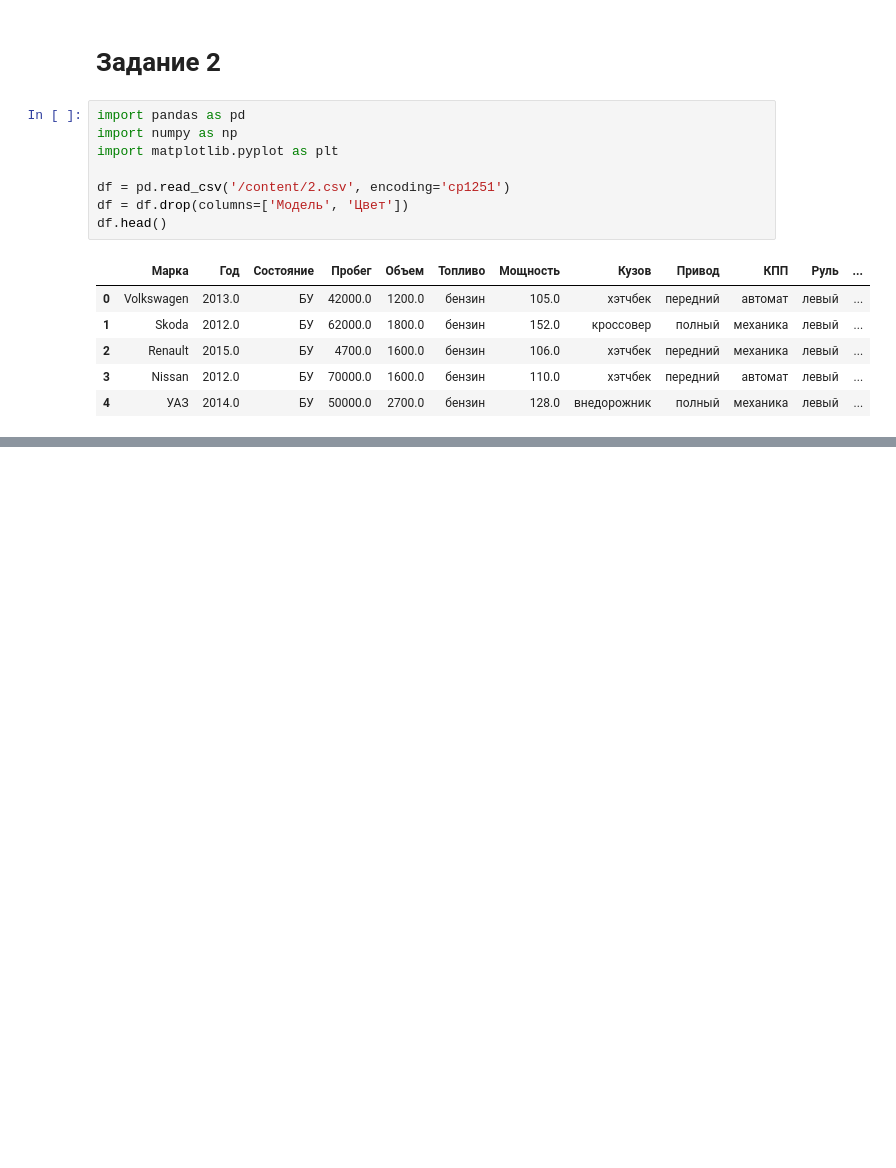
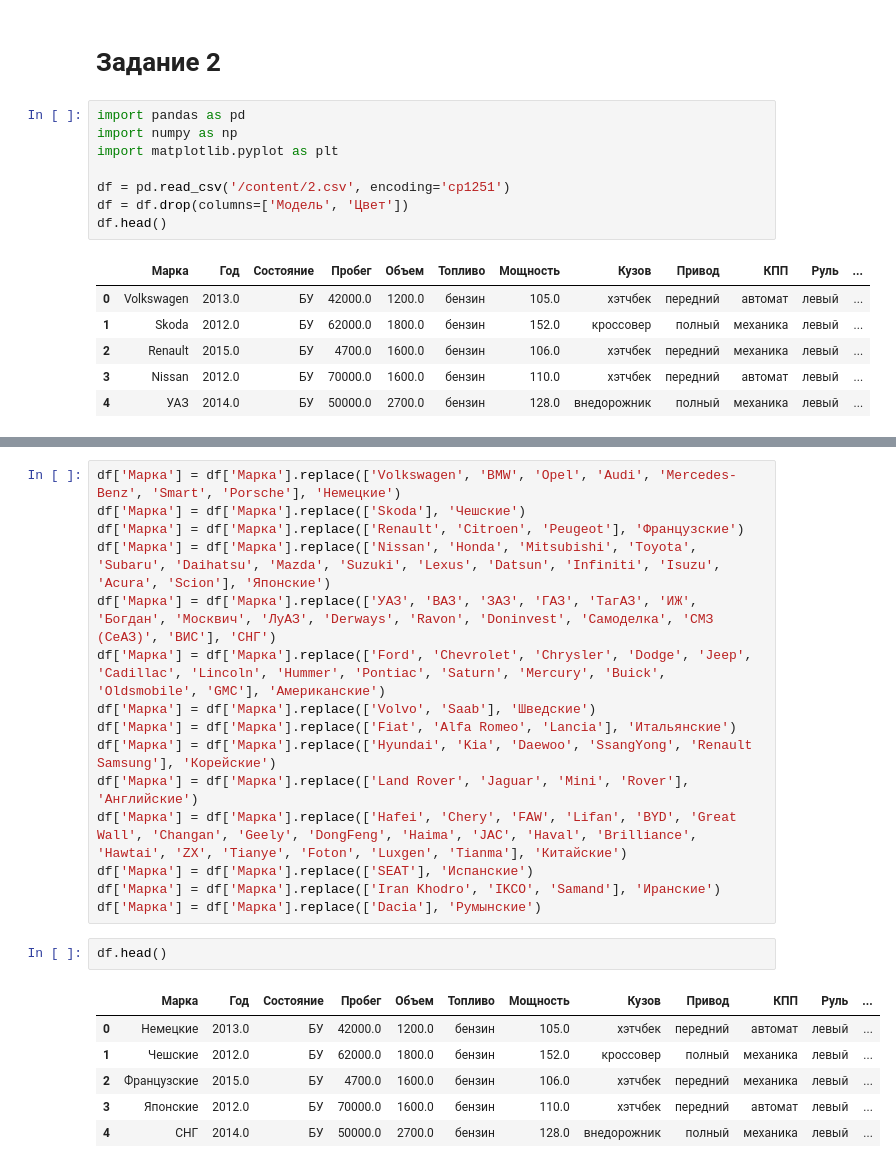
Before and after one commit to BossOfTheCode/ml, a Jupyter notebook: cluster.ipynb, the cells around one changed output, grey strips where cells are left out. Saved outputs shown, nothing was run; the diff lists cells and outputs as text; blank space fills up the shorter version.

```diff
--- a/cluster.ipynb
+++ b/cluster.ipynb
@@ -82,0 +183,24 @@ df.head()
+# %%
+df['Марка'] = df['Марка'].replace(['Volkswagen', 'BMW', 'Opel', 'Audi', 'Mercedes-Benz', 'Smart', 'Porsche'], 'Немецкие')
+df['Марка'] = df['Марка'].replace(['Skoda'], 'Чешские')
+df['Марка'] = df['Марка'].replace(['Renault', 'Citroen', 'Peugeot'], 'Французские')
+df['Марка'] = df['Марка'].replace(['Nissan', 'Honda', 'Mitsubishi', 'Toyota', 'Subaru', 'Daihatsu', 'Mazda', 'Suzuki', 'Lexus', 'Datsun', 'Infiniti', 'Isuzu', 'Acura', 'Scion'], 'Японские')
+df['Марка'] = df['Марка'].replace(['УАЗ', 'ВАЗ', 'ЗАЗ', 'ГАЗ', 'ТагАЗ', 'ИЖ', 'Богдан', 'Москвич', 'ЛуАЗ', 'Derways', 'Ravon', 'Doninvest', 'Самоделка', 'СМЗ (СеАЗ)', 'ВИС'], 'СНГ')
+df['Марка'] = df['Марка'].replace(['Ford', 'Chevrolet', 'Chrysler', 'Dodge', 'Jeep', 'Cadillac', 'Lincoln', 'Hummer', 'Pontiac', 'Saturn', 'Mercury', 'Buick', 'Oldsmobile', 'GMC'], 'Американские')
+df['Марка'] = df['Марка'].replace(['Volvo', 'Saab'], 'Шведские')
+df['Марка'] = df['Марка'].replace(['Fiat', 'Alfa Romeo', 'Lancia'], 'Итальянские')
+df['Марка'] = df['Марка'].replace(['Hyundai', 'Kia', 'Daewoo', 'SsangYong', 'Renault Samsung'], 'Корейские')
+df['Марка'] = df['Марка'].replace(['Land Rover', 'Jaguar', 'Mini', 'Rover'], 'Английские')
+df['Марка'] = df['Марка'].replace(['Hafei', 'Chery', 'FAW', 'Lifan', 'BYD', 'Great Wall', 'Changan', 'Geely', 'DongFeng', 'Haima', 'JAC', 'Haval', 'Brilliance', 'Hawtai', 'ZX', 'Tianye', 'Foton', 'Luxgen', 'Tianma'], 'Китайские')
+df['Марка'] = df['Марка'].replace(['SEAT'], 'Испанские')
+df['Марка'] = df['Марка'].replace(['Iran Khodro', 'IKCO', 'Samand'], 'Иранские')
+df['Марка'] = df['Марка'].replace(['Dacia'], 'Румынские')
+# %%
+df.head()
+# %% [output]
+|  | Марка | Год | Состояние | Пробег | Объем | Топливо | Мощность | Кузов | Привод | КПП | Руль | ... |
+| 0 | Немецкие | 2013.0 | БУ | 42000.0 | 1200.0 | бензин | 105.0 | хэтчбек | передний | автомат | левый | ... |
+| 1 | Чешские | 2012.0 | БУ | 62000.0 | 1800.0 | бензин | 152.0 | кроссовер | полный | механика | левый | ... |
+| 2 | Французские | 2015.0 | БУ | 4700.0 | 1600.0 | бензин | 106.0 | хэтчбек | передний | механика | левый | ... |
+| 3 | Японские | 2012.0 | БУ | 70000.0 | 1600.0 | бензин | 110.0 | хэтчбек | передний | автомат | левый | ... |
+| 4 | СНГ | 2014.0 | БУ | 50000.0 | 2700.0 | бензин | 128.0 | внедорожник | полный | механика | левый | ... |
```
Also changed, not shown: parts of 17 cells of this notebook.
